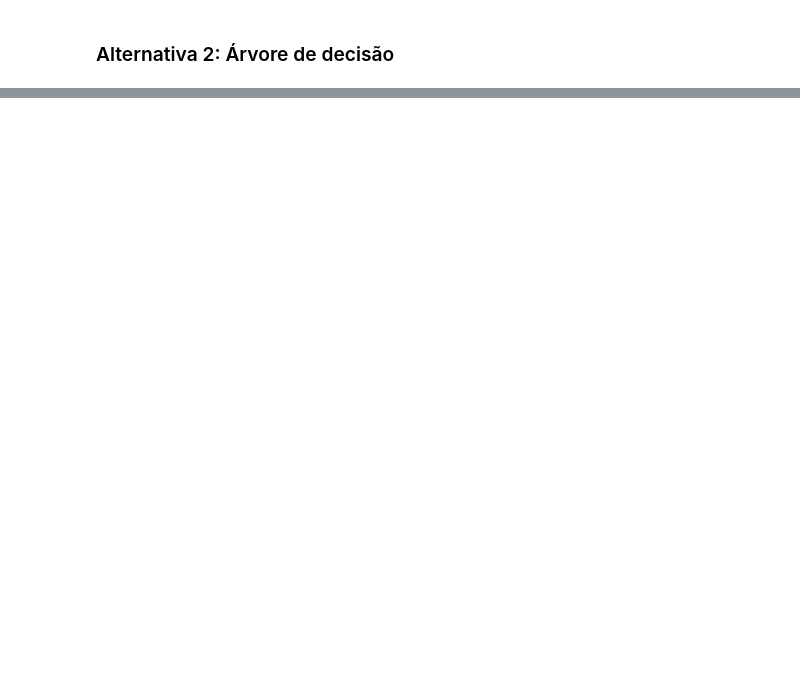
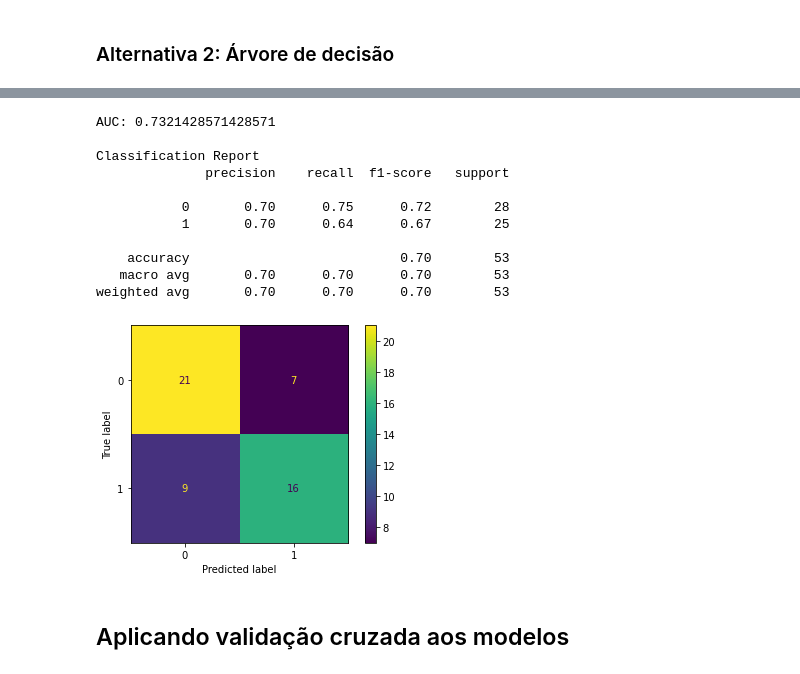
Before and after one commit to Garaujott/Projeto_SirioLibanes_Covid_Kaggle, a Jupyter notebook: ProjetoSirioLibanes_Modelagem.ipynb, the cells around one changed output, grey strips where cells are left out. Cells and saved outputs as stored; diff of their text form; code cells hidden in the pictures; blank space fills up the shorter version.

```diff
--- a/ProjetoSirioLibanes_Modelagem.ipynb
+++ b/ProjetoSirioLibanes_Modelagem.ipynb
@@ -116,0 +71,2 @@ ConfusionMatrixDisplay.from_estimator(model_tree, x_test, y_test)
+# %%
+model_forest = RandomForestClassifier()
@@ -116,0 +183,17 @@ ConfusionMatrixDisplay.from_estimator(model_tree, x_test, y_test)
+# %%
+run_model(model_forest, covid_limpo_sem_corr)
+# %% [output]
+AUC: 0.7321428571428571
+
+Classification Report
+              precision    recall  f1-score   support
+
+           0       0.70      0.75      0.72        28
+           1       0.70      0.64      0.67        25
+
+    accuracy                           0.70        53
+   macro avg       0.70      0.70      0.70        53
+weighted avg       0.70      0.70      0.70        53
+[figure, added]
+# %% [markdown]
+## Aplicando validação cruzada aos modelos
```
Also changed, not shown: parts of 28 cells of this notebook.
